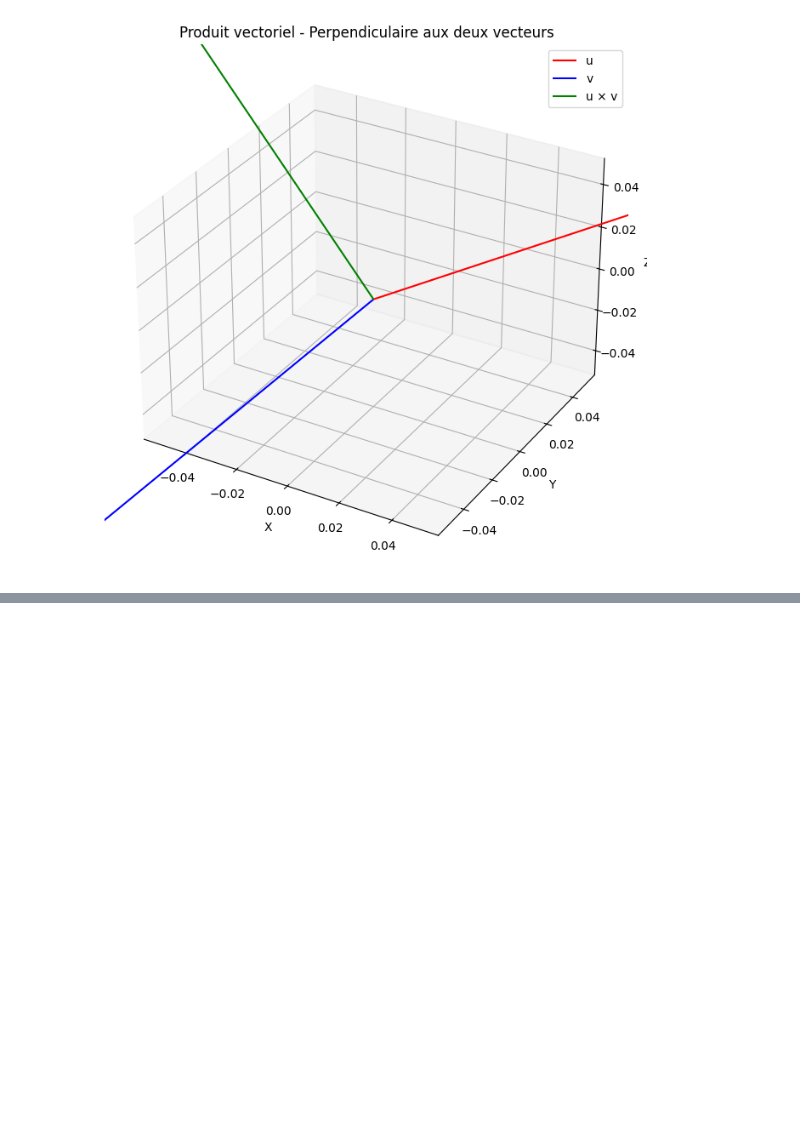
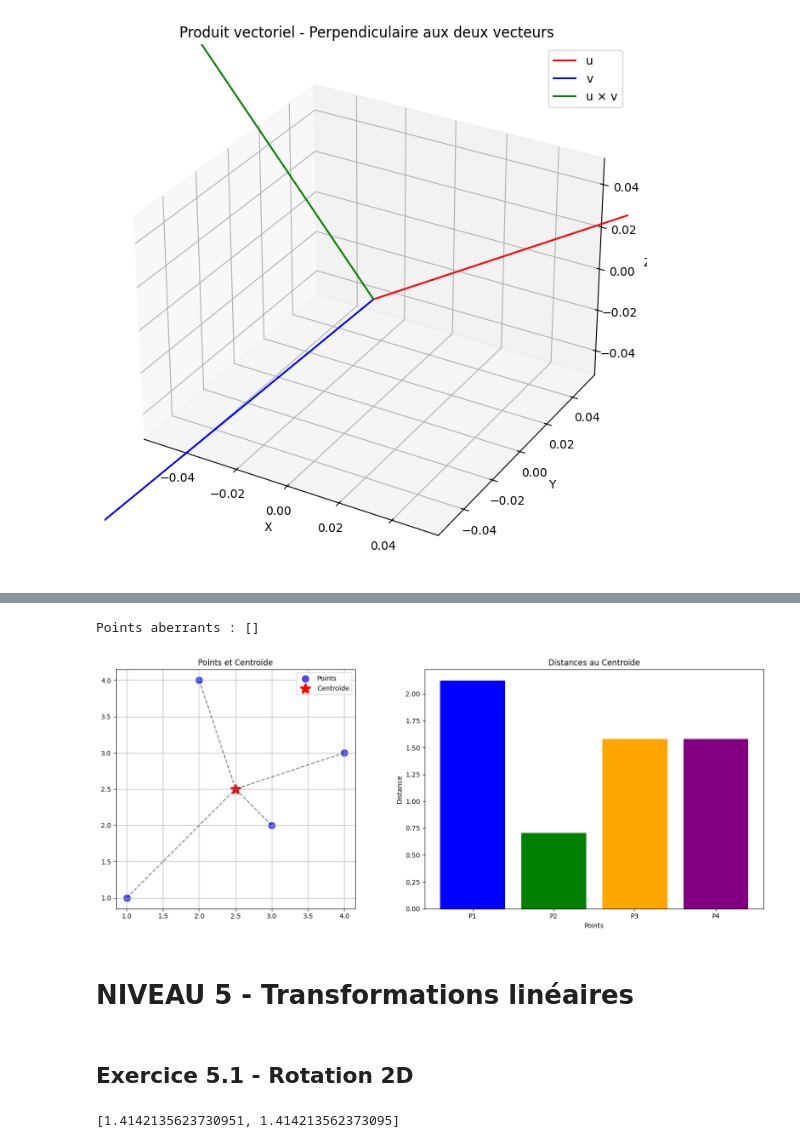
Before and after one commit to vrmelox/LA_crime_analysis, a Jupyter notebook: Phase1.ipynb, the cells around one changed output, grey strips where cells are left out. Drawn from its saved outputs; the diff is of its cells as text; code cells hidden in the pictures; blank space fills up the shorter version.

Commit message:
Niveau 5 is going on

```diff
--- a/Phase1.ipynb
+++ b/Phase1.ipynb
@@ -726,0 +1238,18 @@ plt.show()
+# %%
+# Outliers detection
+def detecter_outliers(points, seuil_variance=2.0):
+    """Détecte les points aberrants"""
+    analyse = analyser_cluster(points)
+    outliers = []
+
+    for i, distance in enumerate(analyse['distances_au_centre']):
+        if distance > seuil_variance * analyse['ecart_type']:
+            outliers.append((points[i], distance))
+
+    return outliers
+
+# Test
+outliers = detecter_outliers(points)
+print(f"Points aberrants : {outliers}")
+# %% [output]
+Points aberrants : []
@@ -726,0 +1269,57 @@ plt.show()
+# %%
+import matplotlib.pyplot as plt
+
+def visualiser_analyse(points):
+    """Visualise les points, centroïde et distances"""
+    fig, (ax1, ax2) = plt.subplots(1, 2, figsize=(15, 6))
+
+    # Graphique 1 : Points et centroïde
+    points_x = [p[0] for p in points]
+    points_y = [p[1] for p in points]
+    centre = centroide(points)
+
+    ax1.scatter(points_x, points_y, c='blue', s=100, alpha=0.7, label='Points')
+    ax1.scatter(*centre, c='red', s=200, marker='*', linewidth=3, label='Centroïde')
+
+    # Lignes vers le centroïde
+    for point in points:
+        ax1.plot([point[0], centre[0]], [point[1], centre[1]], 'k--', alpha=0.5)
+
+    ax1.set_title('Points et Centroïde')
+    ax1.legend()
+    ax1.grid(True)
+    ax1.set_aspect('equal')
+
+    # Graphique 2 : Histogramme des distances
+    distances = [distance_euclidienne(point, centre) for point in points]
+    ax2.bar(range(len(distances)), distances, color=['blue', 'green', 'orange', 'purple'])
+    ax2.set_title('Distances au Centroïde')
+    ax2.set_xlabel('Points')
+    ax2.set_ylabel('Distance')
+    ax2.set_xticks(range(len(points)))
+    ax2.set_xticklabels([f'P{i+1}' for i in range(len(points))])
+
+    plt.tight_layout()
+    plt.show()
+
+# Visualisation
+visualiser_analyse(points)
+# %% [output]
+[figure, added]
+# %% [markdown]
+# NIVEAU 5 - Transformations linéaires
+# %% [markdown]
+## Exercice 5.1 - Rotation 2D
+# %%
+#matrice de rotation
+angle = math.radians(45)
+u = [2, 0]
+r = [u[0] * math.cos(angle) - u[1] * math.sin(angle), u[0] * math.sin(angle) + u[1] * math.cos(angle)]
+r
+
+def rotation_2d(vecteur, angles):
+    angles = math.radians(angles)
+    return [vecteur[0] * math.cos(angles) - vecteur[1] * math.sin(angles), vecteur[0] * math.sin(angles) + vecteur[1] * math.cos(angles)]
+r
+# %% [output]
+[1.4142135623730951, 1.414213562373095]
```
Also changed, not shown: parts of 57 cells of this notebook.
